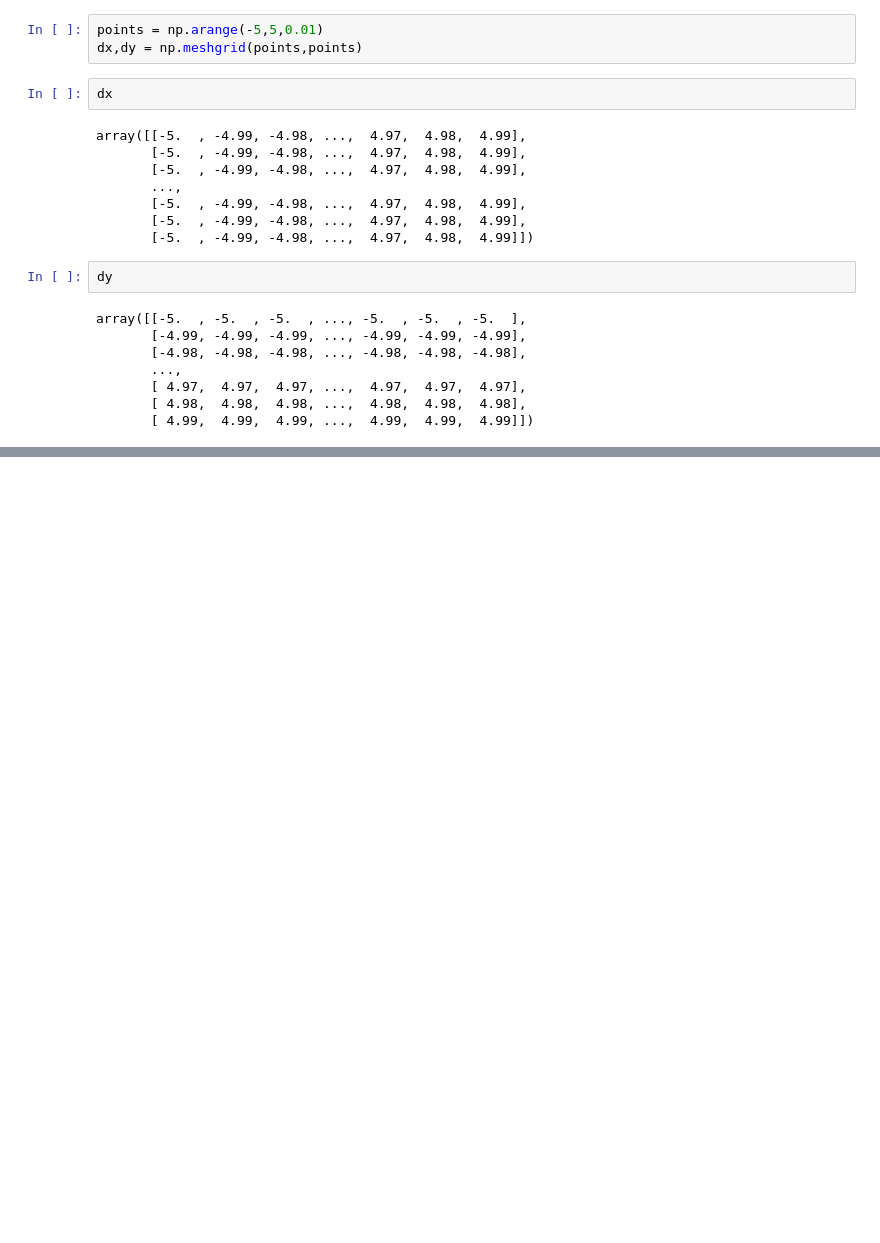
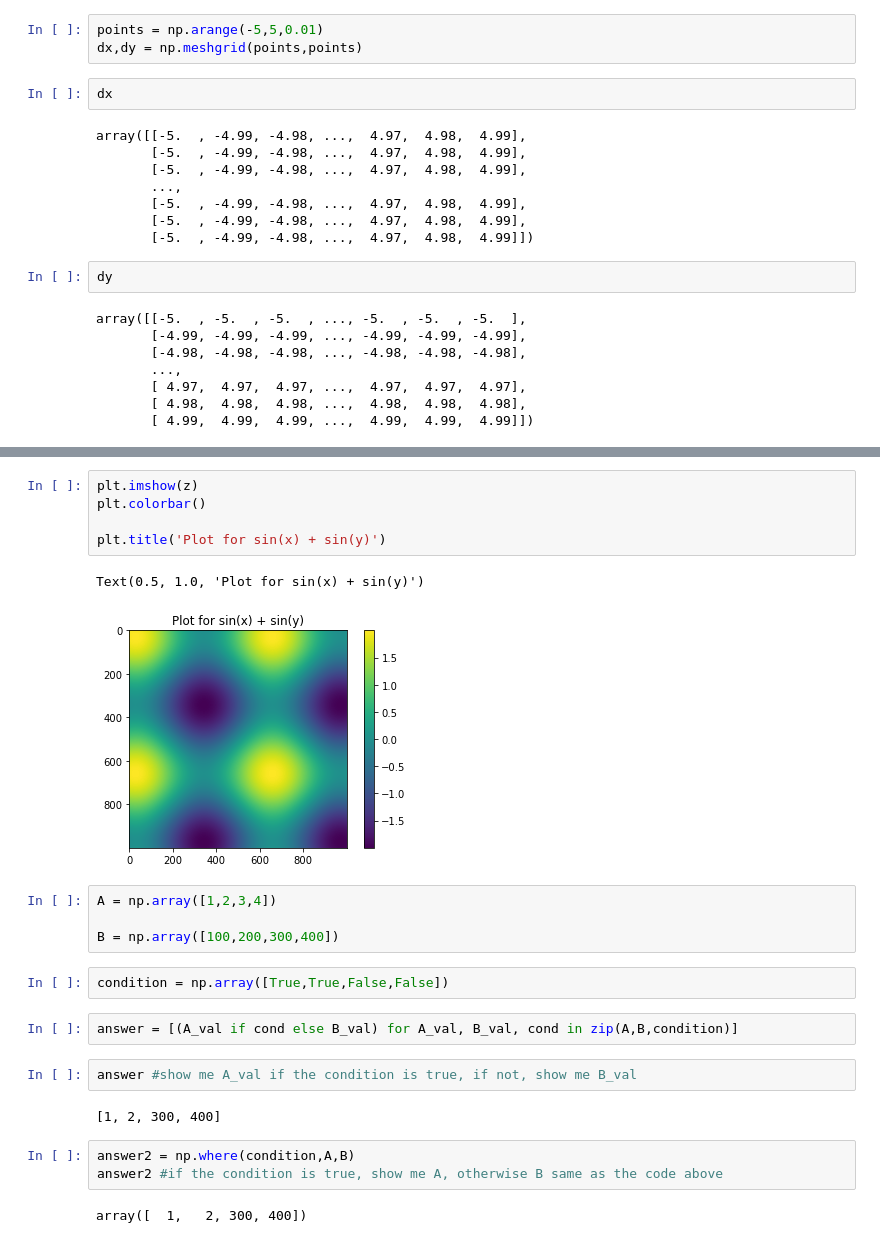
Before and after one commit to Ryo-TANAKA-programmer/python_basics, a Jupyter notebook: Array Processing.ipynb, the cells around one changed output, grey strips where cells are left out. Cells and saved outputs as stored; diff of their text form; blank space fills up the shorter version.

```diff
--- a/Array Processing.ipynb
+++ b/Array Processing.ipynb
@@ -28,0 +51,25 @@ array([[-5.  , -5.  , -5.  , ..., -5.  , -5.  , -5.  ],
+# %%
+plt.imshow(z)
+plt.colorbar()
+
+plt.title('Plot for sin(x) + sin(y)')
+# %% [output]
+Text(0.5, 1.0, 'Plot for sin(x) + sin(y)')
+[figure, added]
+# %%
+A = np.array([1,2,3,4])
+
+B = np.array([100,200,300,400])
+# %%
+condition = np.array([True,True,False,False])
+# %%
+answer = [(A_val if cond else B_val) for A_val, B_val, cond in zip(A,B,condition)]
+# %%
+answer #show me A_val if the condition is true, if not, show me B_val
+# %% [output]
+[1, 2, 300, 400]
+# %%
+answer2 = np.where(condition,A,B)
+answer2 #if the condition is true, show me A, otherwise B same as the code above
+# %% [output]
+array([  1,   2, 300, 400])
```
Also changed, not shown: parts of 18 cells of this notebook.
